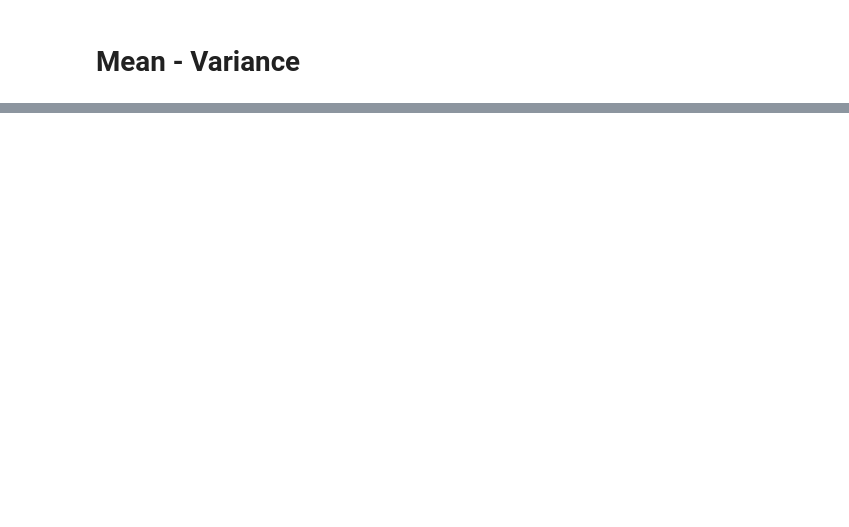
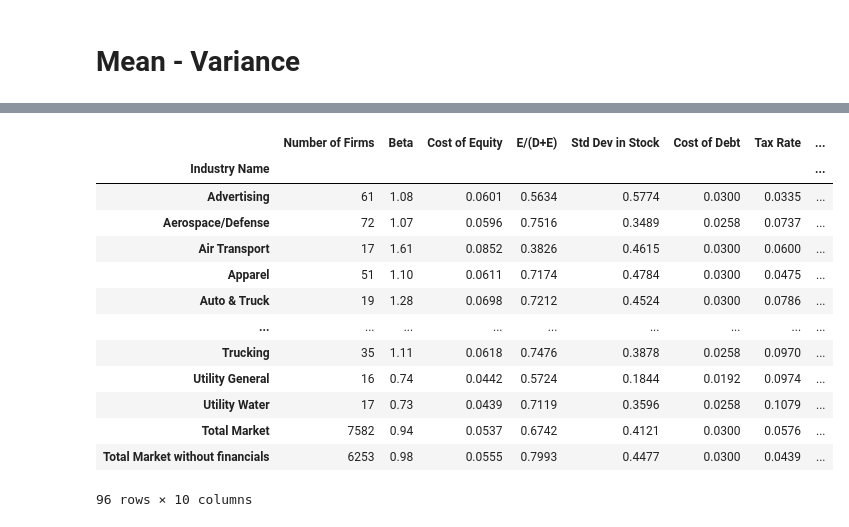
Before and after one commit to martinpanacek789/IES_Project, a Jupyter notebook: exploration.ipynb, the cells around one changed output, grey strips where cells are left out. Drawn from its saved outputs; the diff is of its cells as text; code cells hidden in the pictures; blank space fills up the shorter version.

```diff
--- a/exploration.ipynb
+++ b/exploration.ipynb
@@ -164,0 +252,17 @@ get_bsitems(['KO','AAPL'])
+# %%
+industry_wacc #sum table
+# %% [output]
+|  | Number of Firms | Beta | Cost of Equity | E/(D+E) | Std Dev in Stock | Cost of Debt | Tax Rate | ... |
+| Industry Name |  |  |  |  |  |  |  | ... |
+| Advertising | 61 | 1.08 | 0.0601 | 0.5634 | 0.5774 | 0.0300 | 0.0335 | ... |
+| Aerospace/Defense | 72 | 1.07 | 0.0596 | 0.7516 | 0.3489 | 0.0258 | 0.0737 | ... |
+| Air Transport | 17 | 1.61 | 0.0852 | 0.3826 | 0.4615 | 0.0300 | 0.0600 | ... |
+| Apparel | 51 | 1.10 | 0.0611 | 0.7174 | 0.4784 | 0.0300 | 0.0475 | ... |
+| Auto & Truck | 19 | 1.28 | 0.0698 | 0.7212 | 0.4524 | 0.0300 | 0.0786 | ... |
+| ... | ... | ... | ... | ... | ... | ... | ... | ... |
+| Trucking | 35 | 1.11 | 0.0618 | 0.7476 | 0.3878 | 0.0258 | 0.0970 | ... |
+| Utility General | 16 | 0.74 | 0.0442 | 0.5724 | 0.1844 | 0.0192 | 0.0974 | ... |
+| Utility Water | 17 | 0.73 | 0.0439 | 0.7119 | 0.3596 | 0.0258 | 0.1079 | ... |
+| Total Market | 7582 | 0.94 | 0.0537 | 0.6742 | 0.4121 | 0.0300 | 0.0576 | ... |
+| Total Market without financials | 6253 | 0.98 | 0.0555 | 0.7993 | 0.4477 | 0.0300 | 0.0439 | ... |
+96 rows × 10 columns
```
Also changed, not shown: parts of 39 cells of this notebook.
